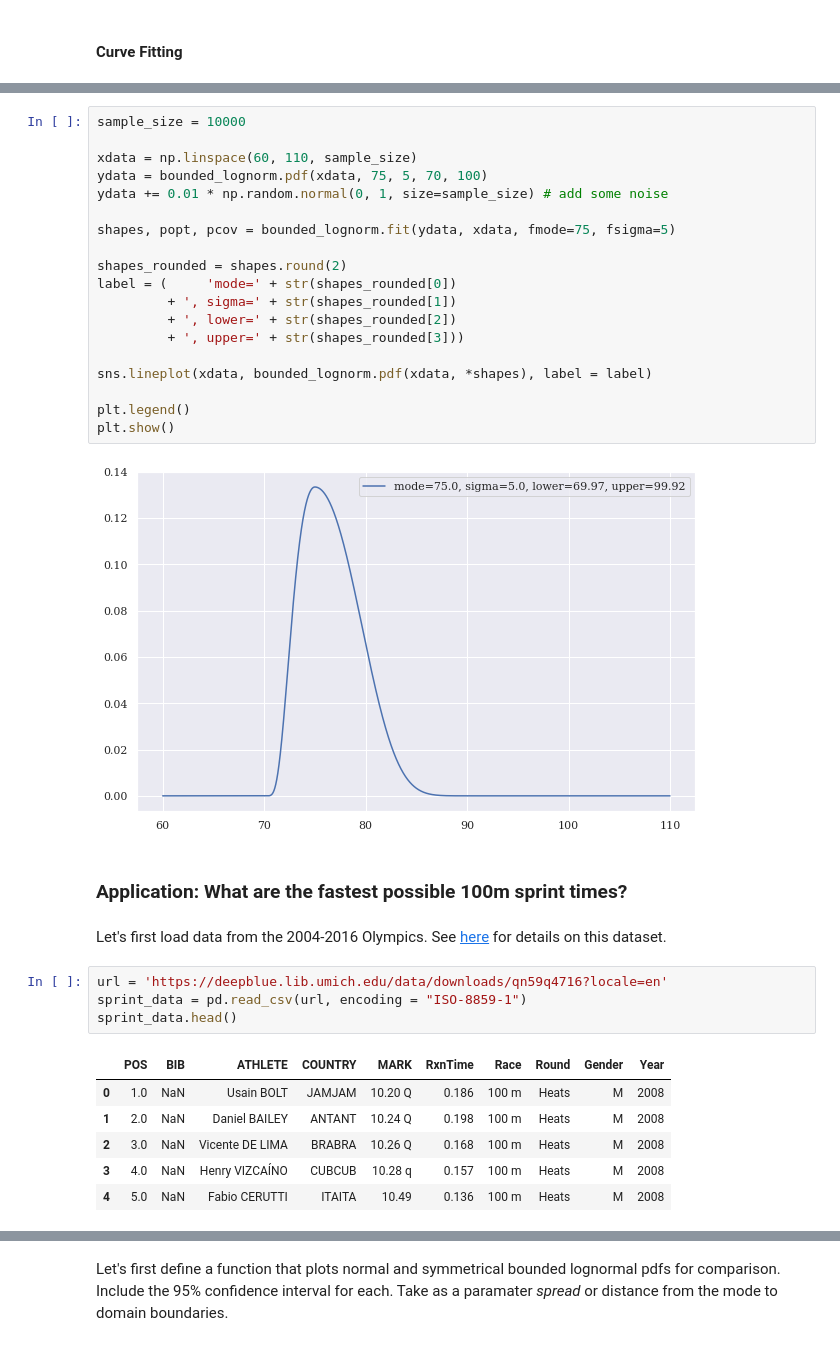
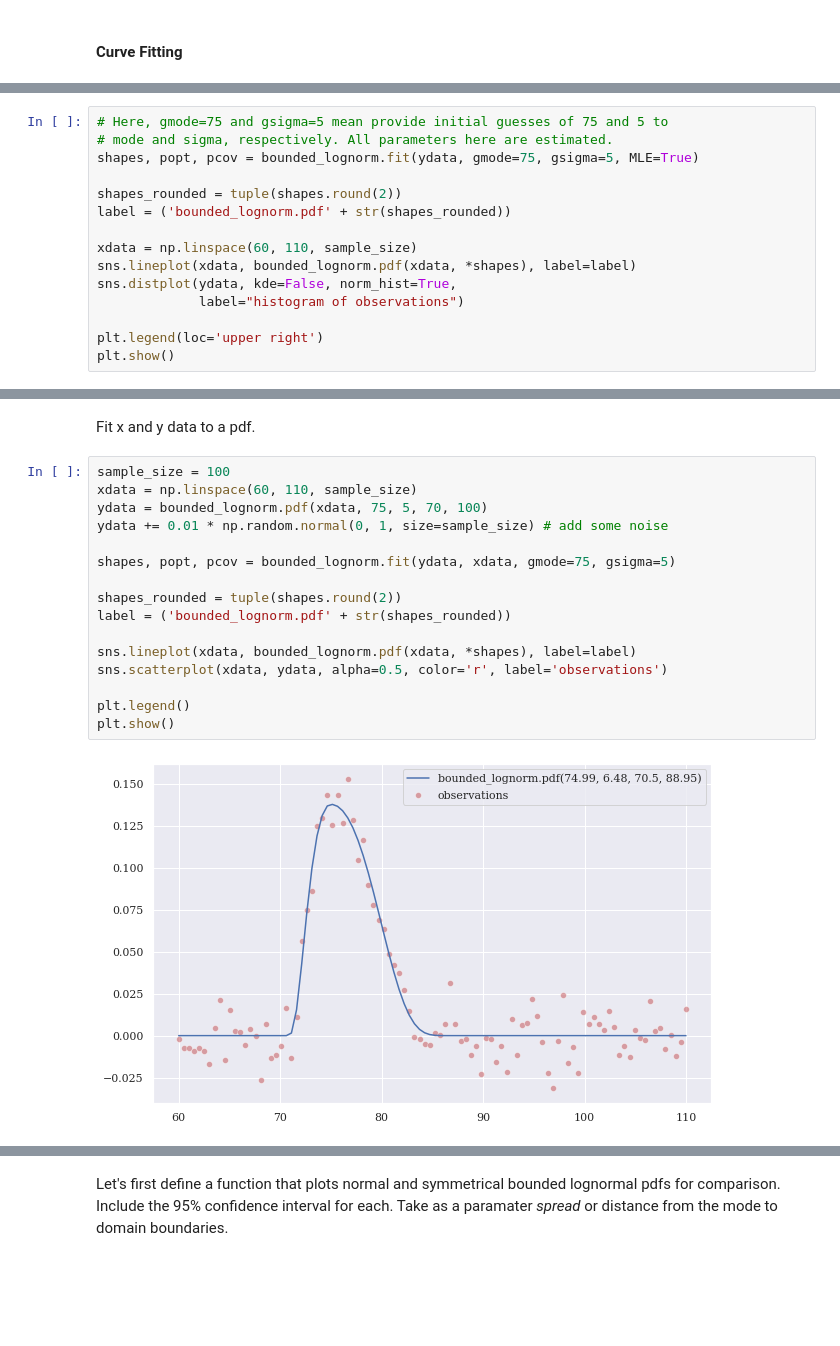
Before and after one commit to tedteske/bounded_lognorm, a Jupyter notebook: bounded_lognorm.ipynb, the cells around one changed output, grey strips where cells are left out. Cells and saved outputs as stored; diff of their text form; blank space fills up the shorter version.

```diff
--- a/bounded_lognorm.ipynb
+++ b/bounded_lognorm.ipynb
@@ -647,0 +759,15 @@ array([0.08821039, 1.03736954])
+# %%
+# Here, gmode=75 and gsigma=5 mean provide initial guesses of 75 and 5 to
+# mode and sigma, respectively. All parameters here are estimated.
+shapes, popt, pcov = bounded_lognorm.fit(ydata, gmode=75, gsigma=5, MLE=True)
+
+shapes_rounded = tuple(shapes.round(2))
+label = ('bounded_lognorm.pdf' + str(shapes_rounded))
+
+xdata = np.linspace(60, 110, sample_size)
+sns.lineplot(xdata, bounded_lognorm.pdf(xdata, *shapes), label=label)
+sns.distplot(ydata, kde=False, norm_hist=True,
+             label="histogram of observations")
+
+plt.legend(loc='upper right')
+plt.show()
@@ -648,36 +776,20 @@ array([0.08821039, 1.03736954])
+# %% [markdown]
+Fit x and y data  to a pdf.
 # %%
-sample_size = 10000
-
+sample_size = 100
 xdata = np.linspace(60, 110, sample_size)
 ydata = bounded_lognorm.pdf(xdata, 75, 5, 70, 100)
 ydata += 0.01 * np.random.normal(0, 1, size=sample_size) # add some noise
 
-shapes, popt, pcov = bounded_lognorm.fit(ydata, xdata, fmode=75, fsigma=5)
+shapes, popt, pcov = bounded_lognorm.fit(ydata, xdata, gmode=75, gsigma=5)
 
-shapes_rounded = shapes.round(2)
-label = (     'mode=' + str(shapes_rounded[0])
-         + ', sigma=' + str(shapes_rounded[1])
-         + ', lower=' + str(shapes_rounded[2])
-         + ', upper=' + str(shapes_rounded[3]))
+shapes_rounded = tuple(shapes.round(2))
+label = ('bounded_lognorm.pdf' + str(shapes_rounded))
 
-sns.lineplot(xdata, bounded_lognorm.pdf(xdata, *shapes), label = label)
+sns.lineplot(xdata, bounded_lognorm.pdf(xdata, *shapes), label=label)
+sns.scatterplot(xdata, ydata, alpha=0.5, color='r', label='observations')
 
 plt.legend()
 plt.show()
 # %% [output]
-[figure, old version]
+[figure, new version]
-# %% [markdown]
-### Application: What are the fastest possible 100m sprint times?
-# %% [markdown]
-Let's first load data from the 2004-2016 Olympics. See [here](https://deepblue.lib.umich.edu/data/concern/data_sets/cr56n184r?locale=en) for details on this dataset.
-# %%
-url = 'https://deepblue.lib.umich.edu/data/downloads/qn59q4716?locale=en'
-sprint_data = pd.read_csv(url, encoding = "ISO-8859-1")
-sprint_data.head()
-# %% [output]
-|  | POS | BIB | ATHLETE | COUNTRY | MARK | RxnTime | Race | Round | Gender | Year |
-| 0 | 1.0 | NaN | Usain BOLT | JAMJAM | 10.20 Q | 0.186 | 100 m | Heats | M | 2008 |
-| 1 | 2.0 | NaN | Daniel BAILEY | ANTANT | 10.24 Q | 0.198 | 100 m | Heats | M | 2008 |
-| 2 | 3.0 | NaN | Vicente DE LIMA | BRABRA | 10.26 Q | 0.168 | 100 m | Heats | M | 2008 |
-| 3 | 4.0 | NaN | Henry VIZCAÍNO | CUBCUB | 10.28 q | 0.157 | 100 m | Heats | M | 2008 |
-| 4 | 5.0 | NaN | Fabio CERUTTI | ITAITA | 10.49 | 0.136 | 100 m | Heats | M | 2008 |
```
Also changed, not shown: parts of 48 cells of this notebook.
